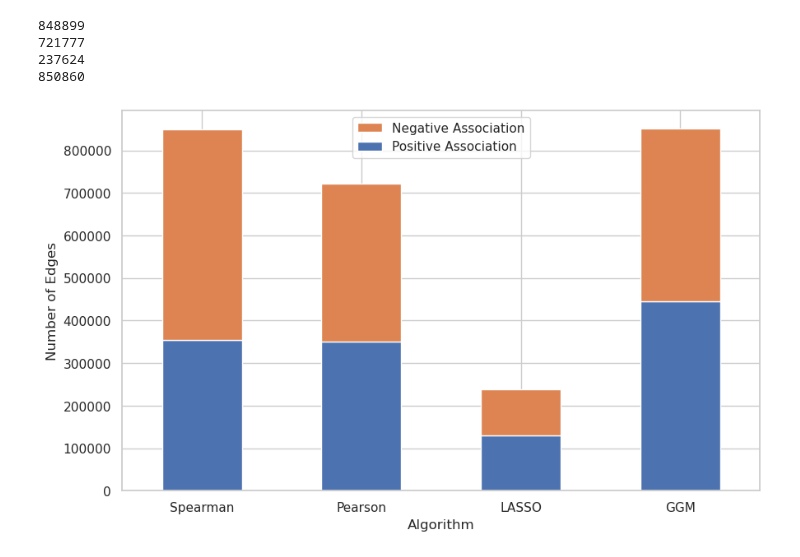
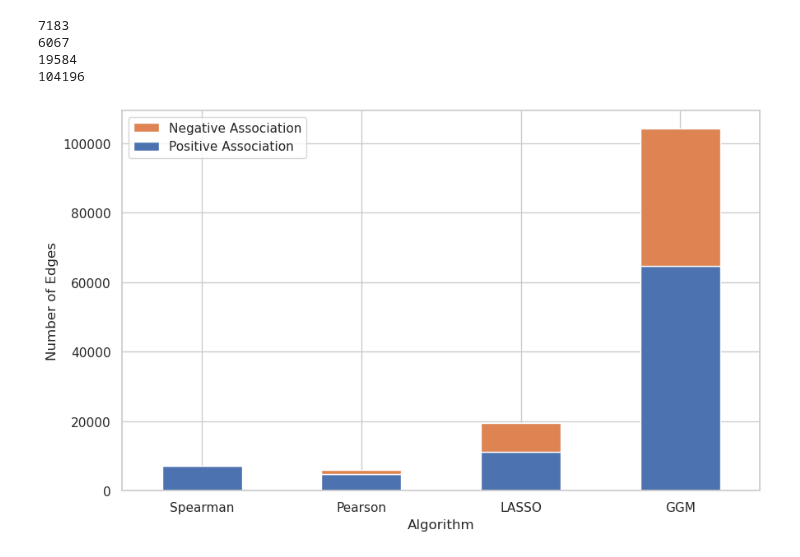
Before and after one commit to EngineerDanny/CS685-Microbe-Network-Research-Code, a Jupyter notebook: model_stw/analyze_script.ipynb, the cells around one changed output. Saved outputs shown, nothing was run; the diff lists cells and outputs as text; code cells hidden in the pictures.

```diff
--- a/model_stw/analyze_script.ipynb
+++ b/model_stw/analyze_script.ipynb
@@ -3,7 +3,8 @@ import pandas as pd
 import matplotlib.pyplot as plt
 import seaborn as sns
 
-dataset_name = "necromass_bacteria"
+# dataset_name = "necromass_bacteria"
+dataset_name = "necromass_fungi"
 
 algorithm_dict = {
     "Spearman": f"{dataset_name}_Spearman_source_target.csv",
@@ -30,36 +31,36 @@ algo_edges_df = pd.concat(algo_edges_df_list)
 
 # plot the stacked bar plot using matplotlib
 sns.set(style="whitegrid")
 ax = algo_edges_df.set_index('Algorithm').plot.bar(
     stacked=True, figsize=(10, 6))
 
 # set the labels and title
 plt.xlabel("Algorithm")
 plt.ylabel("Number of Edges")
 # plt.title("Number of Edges by Algorithm and Association")
 
 # draw a horizontal line at y=8000
 # ax.axhline(y=8128, color='red', linestyle='--')
 
 # add a text annotation
 # ax.text(x=0.5, y=8500, s='Maximum number of edges = 8128', color='red')
 
 # make the x-axis labels horizontal
 ax.set_xticklabels(ax.get_xticklabels(), rotation=0)
 
 # get handles and labels
 handles, labels = plt.gca().get_legend_handles_labels()
 order = [1, 0]
 plt.legend([handles[idx] for idx in order], [labels[idx] for idx in order])
 
 # save the plot
-plt.savefig('edges-algo.png', bbox_inches='tight', dpi=500)
+plt.savefig(f'{dataset_name}_edges_algo.png', bbox_inches='tight', dpi=500)
 
 # show the plot
 plt.show()
 # %% [output]
-848899
-721777
-237624
-850860
+7183
+6067
+19584
+104196
-[figure, old version]
+[figure, new version]
```
